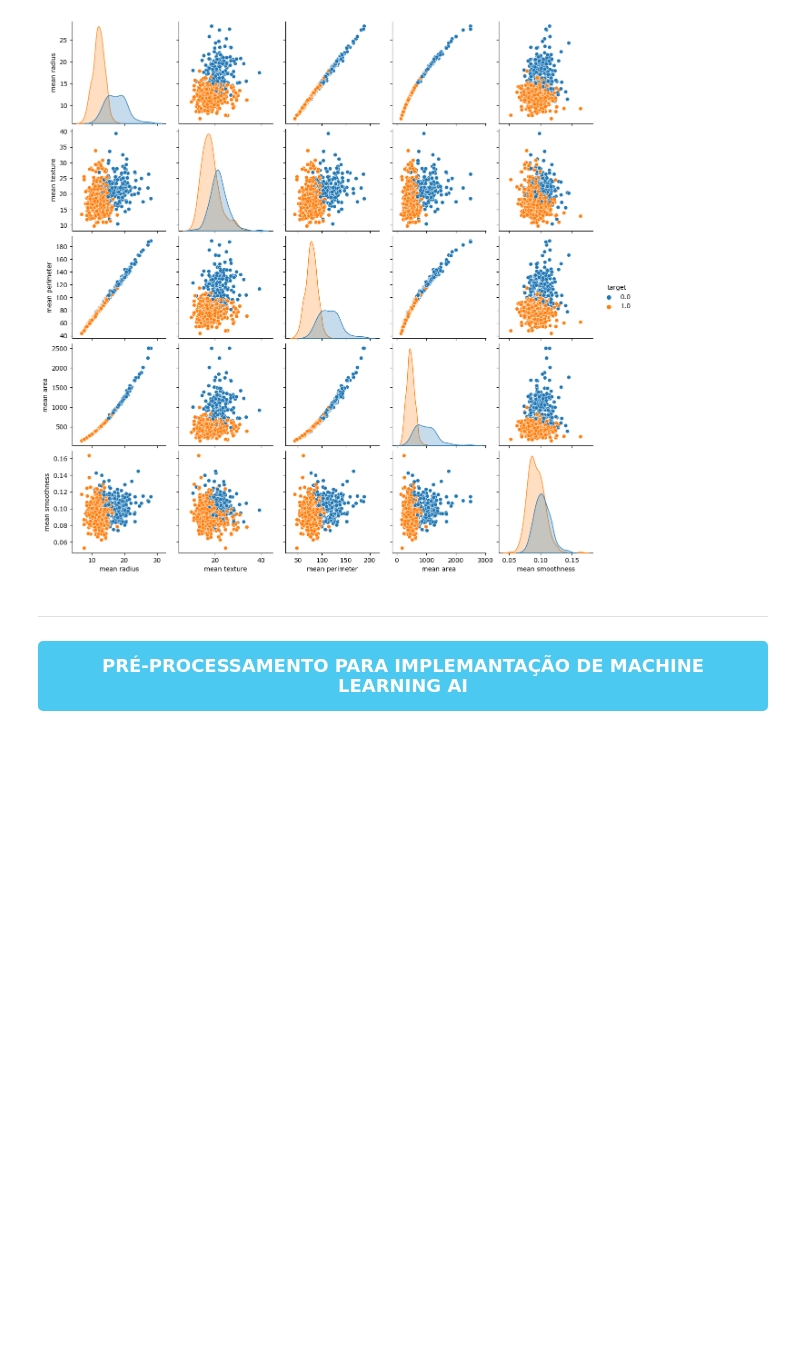
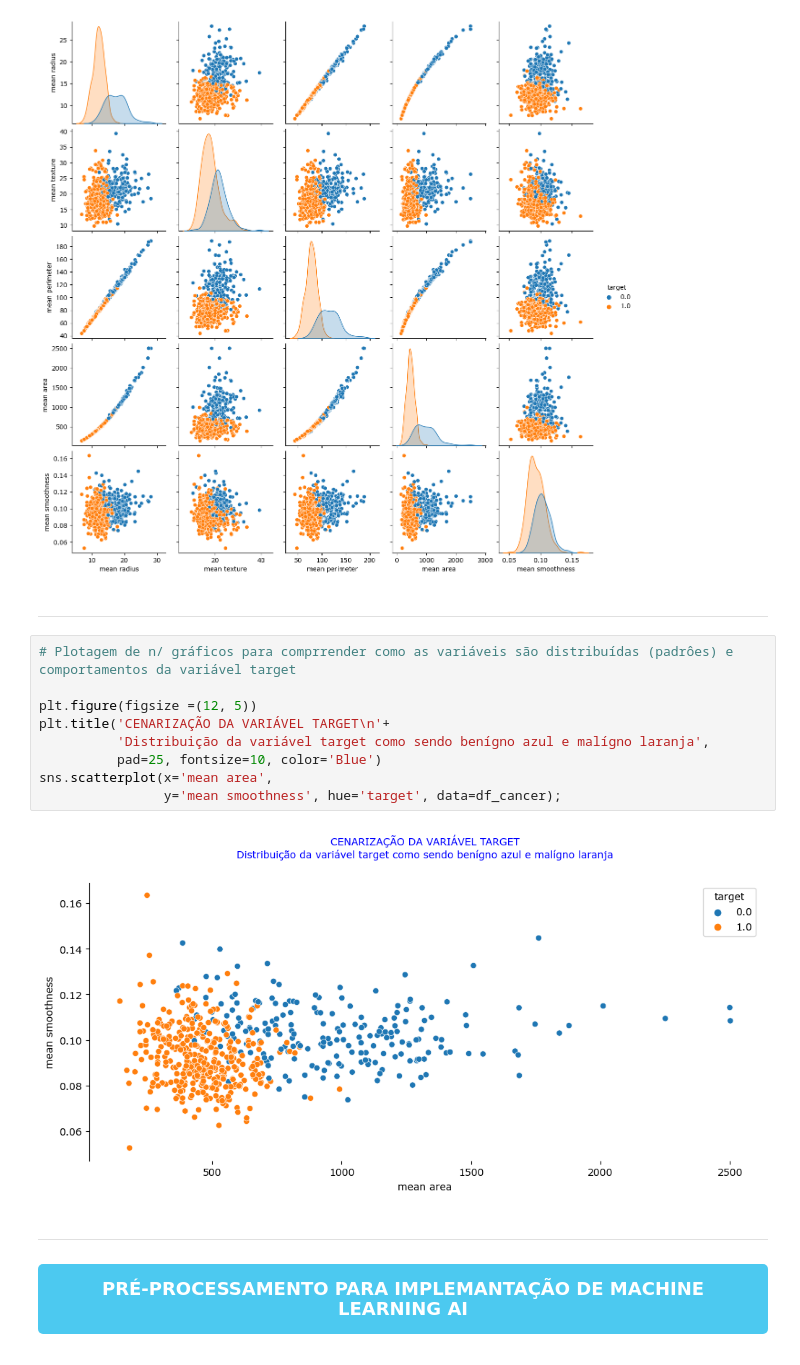
Before and after one commit to fabian-gib-50/Projeto-diag-cancer-mama, a Jupyter notebook: Projeto-diag-cancer-mama.ipynb, the cells around one changed output. Saved outputs shown, nothing was run; the diff lists cells and outputs as text; blank space fills up the shorter version.

```diff
--- a/Projeto-diag-cancer-mama.ipynb
+++ b/Projeto-diag-cancer-mama.ipynb
@@ -776,6 +810,19 @@ sns.pairplot(df_cancer, hue='target', vars=[data.feature_names[0], data.feature_
 # %% [output]
                                      CENARIZAÇÃO PARA ENTENDIMENTO DAS DISTRIBUÇÕES DAS VARIÁVEIS E EXPRESSÕES INDIVIDUAIS
 [figure]
+# %% [markdown]
+___
+# %%
+# Plotagem de n/ gráficos para comprrender como as variáveis são distribuídas (padrôes) e comportamentos da variável target
+
+plt.figure(figsize =(12, 5))
+plt.title('CENARIZAÇÃO DA VARIÁVEL TARGET\n'+
+          'Distribuição da variável target como sendo benígno azul e malígno laranja',
+          pad=25, fontsize=10, color='Blue')
+sns.scatterplot(x='mean area',
+                y='mean smoothness', hue='target', data=df_cancer);
+# %% [output]
+[figure, added]
 # %% [markdown]
 ___
 #### <div style="color:white;display:fill;border-radius:5px;background-color:#4CC9F0;letter-spacing:0.5px;overflow:hidden"><p style="padding:15px;color:writhe;overflow:hidden;text-align: center;margin:0;font-size:120%">PRÉ-PROCESSAMENTO PARA IMPLEMANTAÇÃO DE MACHINE LEARNING AI</p></div>
```
Also changed, not shown: parts of 13 cells of this notebook.
